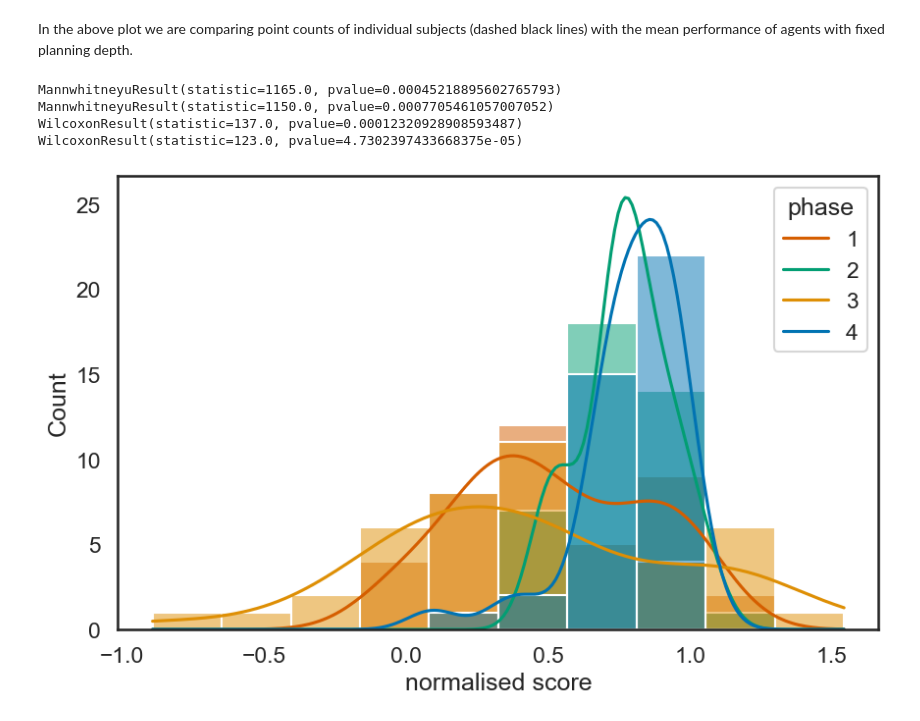
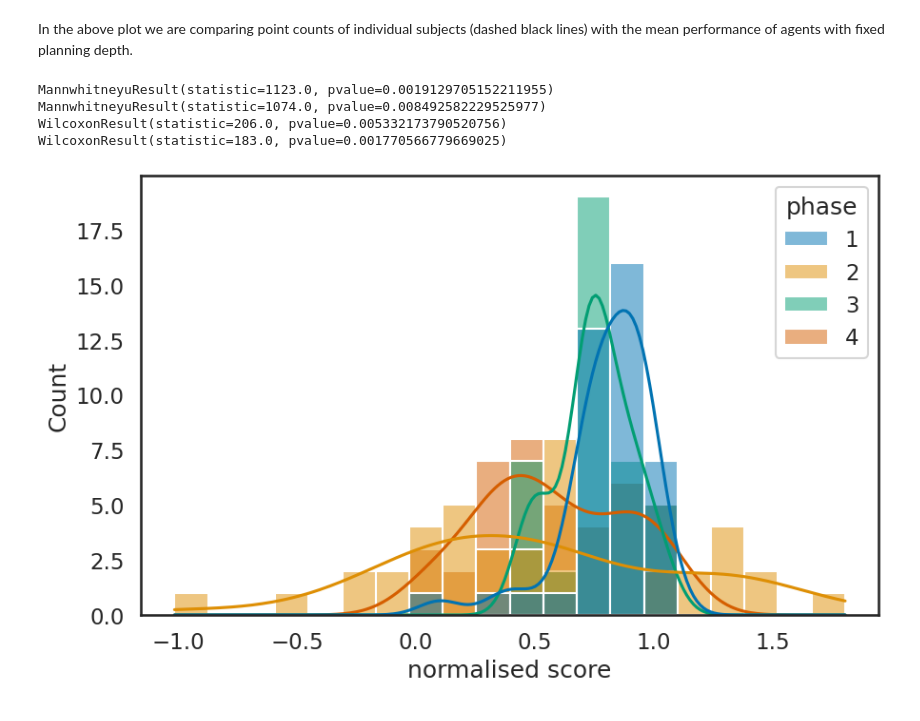
Before and after one commit to dimarkov/pybefit, a Jupyter notebook: examples/plandepth/analysing_behavioural_data.ipynb, the cells around one changed output. Drawn from its saved outputs; the diff is of its cells as text; code cells hidden in the pictures.

```diff
--- a/examples/plandepth/analysing_behavioural_data.ipynb
+++ b/examples/plandepth/analysing_behavioural_data.ipynb
@@ -474,26 +486,33 @@ In the above plot we are comparing point counts of individual subjects (dashed b
 # %%
 score = data['gain'].values.reshape(n_subs, 4, -1).sum(-1)/25
 order = data.order.values.reshape(n_subs, -1)[:, 0]
 rev = order == 2
 
 score[rev] = np.concatenate([score[rev, 2:], score[rev, :2]], -1)
 norm_score = (score - rel_score[0])/(rel_score[-1] - rel_score[0])
 
 fig, axes = plt.subplots(1, 1, figsize=(10, 6), sharex=True, sharey=True)
 
-axes.set_xlabel('normalised score')
-sns.histplot(norm_score, ax=axes, kde=True, bins=10)
+df = pd.DataFrame(norm_score, columns=[1, 2, 3, 4])
 
-axes.legend([1, 2, 3, 4], title='phase')
+sns.histplot(
+    data=df.melt(var_name='phase',value_name='normalised score'),
+    x='normalised score',
+    hue='phase',
+    ax=axes,
+    kde=True,
+    bins=20,
+    palette='colorblind'
+)
 
 print(mannwhitneyu(norm_score[:, 0], norm_score[:, 1]))
 print(mannwhitneyu(norm_score[:, 2], norm_score[:, 3]))
 
 print(wilcoxon(norm_score[:, 0], norm_score[:, 1]))
 print(wilcoxon(norm_score[:, 2], norm_score[:, 3]))
 # %% [output]
-MannwhitneyuResult(statistic=1165.0, pvalue=0.00045218895602765793)
-MannwhitneyuResult(statistic=1150.0, pvalue=0.0007705461057007052)
-WilcoxonResult(statistic=137.0, pvalue=0.00012320928908593487)
-WilcoxonResult(statistic=123.0, pvalue=4.7302397433668375e-05)
+MannwhitneyuResult(statistic=1123.0, pvalue=0.0019129705152211955)
+MannwhitneyuResult(statistic=1074.0, pvalue=0.008492582229525977)
+WilcoxonResult(statistic=206.0, pvalue=0.005332173790520756)
+WilcoxonResult(statistic=183.0, pvalue=0.001770566779669025)
-[figure, old version]
+[figure, new version]
```
Also changed, not shown: parts of 15 cells of this notebook, 1 other file.
